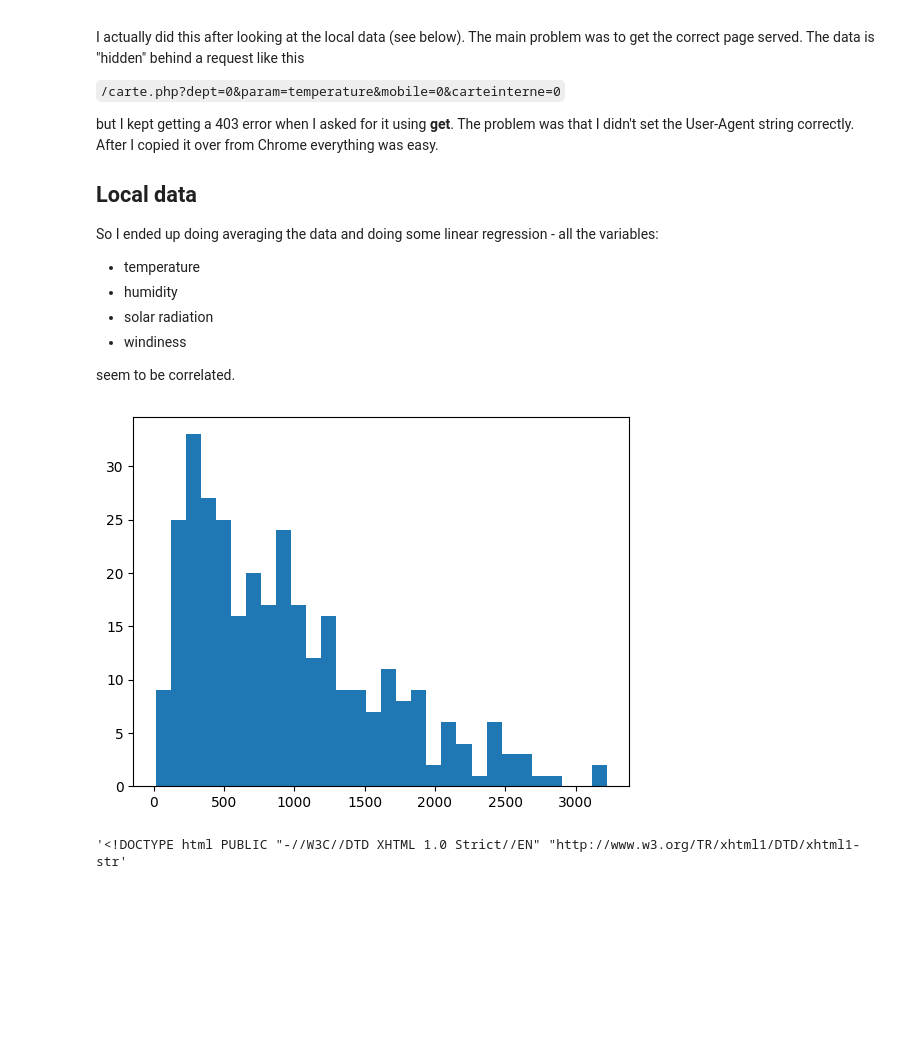
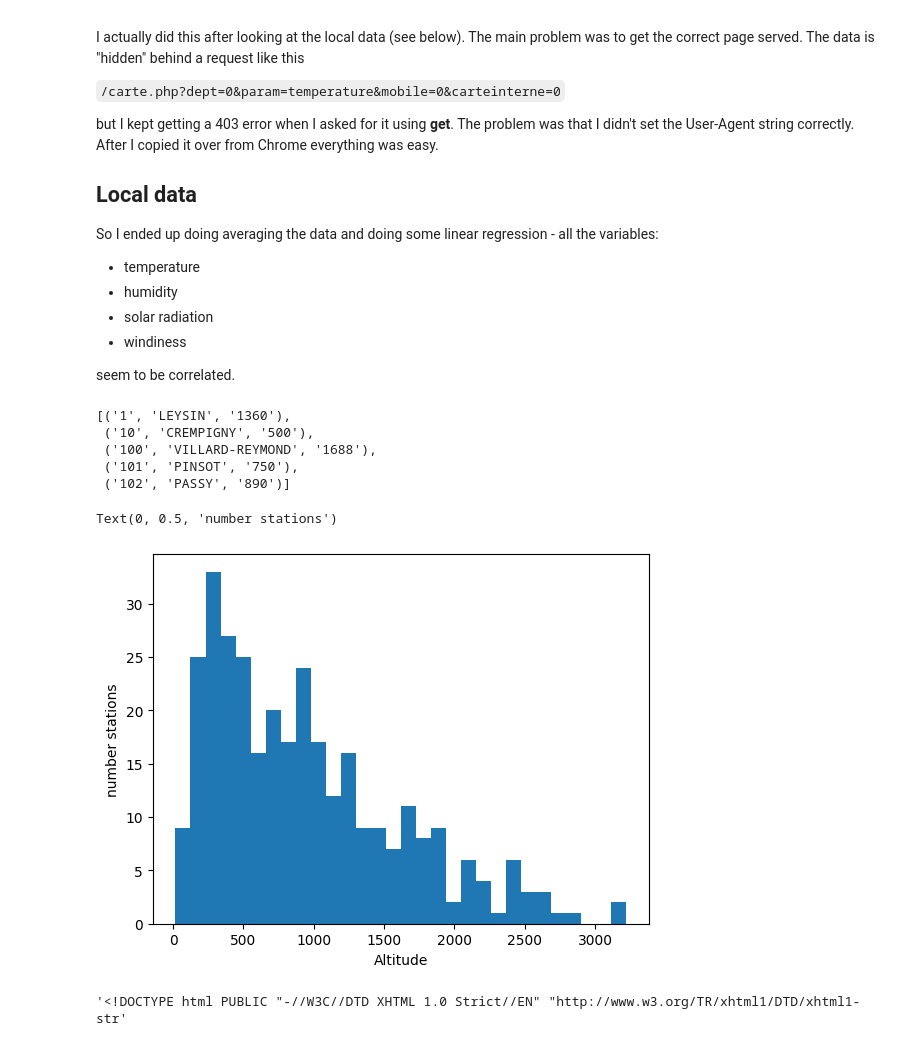
Before and after one commit to macbuse/ROMMA, a Jupyter notebook: romma_again.ipynb, the cells around one changed output. Saved outputs shown, nothing was run; the diff lists cells and outputs as text; code cells hidden in the pictures; blank space fills up the shorter version.

```diff
--- a/romma_again.ipynb
+++ b/romma_again.ipynb
@@ -65,5 +66 @@ code, name, alt = zip(*stations)
 alt = [int(x) for x in alt]
-# %%
-plt.hist(alt, bins=30);
-# %% [output]
-[figure, removed]
@@ -85,0 +67,9 @@ Cookie: rid=51Yg44; paramtab=0; ui-tabs-1=1
+# %%
+stations_list.sort()
+stations_list[:5]
+# %% [output]
+[('1', 'LEYSIN', '1360'),
+ ('10', 'CREMPIGNY', '500'),
+ ('100', 'VILLARD-REYMOND', '1688'),
+ ('101', 'PINSOT', '750'),
+ ('102', 'PASSY', '890')]
@@ -86,3 +79,12 @@ Cookie: rid=51Yg44; paramtab=0; ui-tabs-1=1
+# %%
+
+fig, ax = plt.subplots()
+ax.hist(alt, bins=30);
+ax.set_xlabel('Altitude')
+ax.set_ylabel('number stations')
+# %% [output]
+Text(0, 0.5, 'number stations')
+[figure, added]
 # %%
 pr = re.compile('<tr>(.*?)</tr>', re.DOTALL)
 
```
Also changed, not shown: parts of 15 cells of this notebook, 6 other files.
